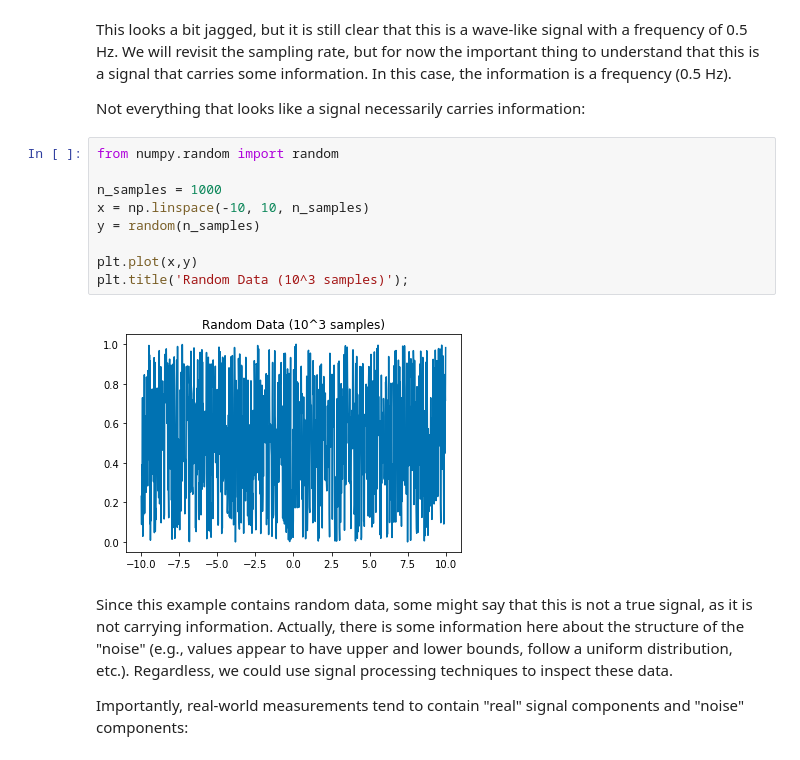
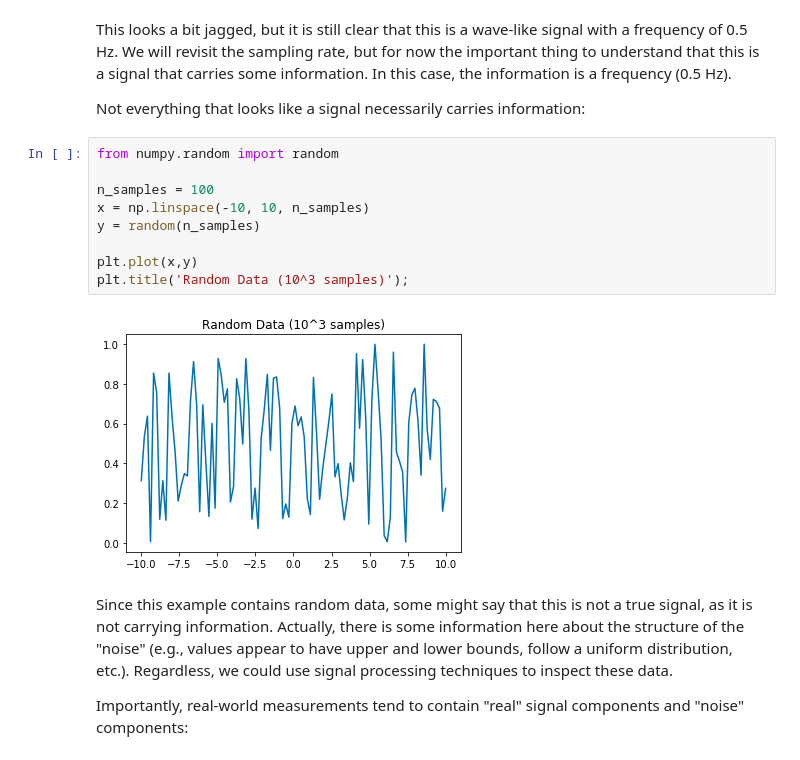
Before and after one commit to TheJacksonLaboratory/images-as-signals, a Jupyter notebook: lessons/1-Sampling_Theorem.ipynb, the cells around one changed output. Cells and saved outputs as stored; diff of their text form.

```diff
--- a/lessons/1-Sampling_Theorem.ipynb
+++ b/lessons/1-Sampling_Theorem.ipynb
@@ -46,14 +46,14 @@ Not everything that looks like a signal necessarily carries information:
 # %%
 from numpy.random import random
 
-n_samples = 1000
+n_samples = 100
 x = np.linspace(-10, 10, n_samples)
 y = random(n_samples)
 
 plt.plot(x,y)
 plt.title('Random Data (10^3 samples)');
 # %% [output]
-[figure, old version]
+[figure, new version]
 # %% [markdown]
 Since this example contains random data, some might say that this is not a true signal, as it is not carrying information. Actually, there is some information here about the structure of the "noise" (e.g., values appear to have upper and lower bounds, follow a uniform distribution, etc.). Regardless, we could use signal processing techniques to inspect these data.
 
```
Also changed, not shown: parts of 15 cells of this notebook.
